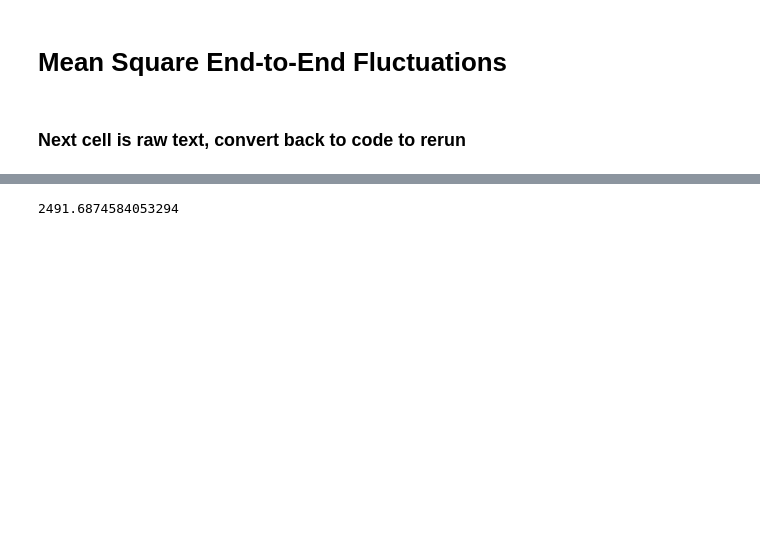
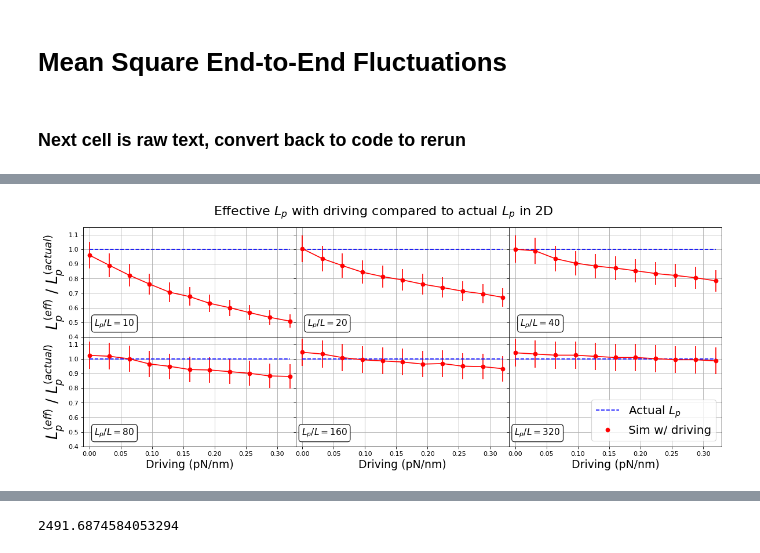
Before and after one commit to jeffmm/simcore, a Jupyter notebook: scripts/MSE2E.ipynb, the cells around one changed output, grey strips where cells are left out. Saved outputs shown, nothing was run; the diff lists cells and outputs as text; code cells hidden in the pictures; blank space fills up the shorter version.

```diff
--- a/scripts/MSE2E.ipynb
+++ b/scripts/MSE2E.ipynb
@@ -68,2 +61,2 @@ df.to_pickle('mse2e_data.pkl')
 # %%
-df = pd.read_pickle('mse2e_data.pkl')
+df = pd.read_pickle('mse2e_data_new.pkl')
@@ -113,35 +115,46 @@ plt.show()
 [interactive output not drawn]
 # %%
 grouped=df2d.groupby('persistence_length (nm)')
-fig,ax=plt.subplots(nrows=1,ncols=len(grouped),figsize=(12,6),dpi=80,sharey=True)
+fig,ax=plt.subplots(nrows=2,ncols=int(len(grouped)/2),figsize=(15,6),dpi=80,sharey=True,sharex=True)
 i=0
-ax[0].set_ylabel(r'$L_{p}^{(eff)}$ / $L^{(actual)}_{p}$',fontsize=23)
+j=0
+ax[0][0].set_ylabel(r'$L_{p}^{(eff)}$ / $L^{(actual)}_{p}$',fontsize=23)
+ax[1][0].set_ylabel(r'$L_{p}^{(eff)}$ / $L^{(actual)}_{p}$',fontsize=23)
 fig.suptitle("Effective " + r'$L_p$' +" with driving compared to actual " r'$L_p$' +" in 2D",fontsize=20)
 for perlen,group in grouped:
     #ax[i].set_title("\n\n"+r'$L_p/L$: ' + str(perlen/(50*25)),fontsize=15,y=1.0)
-    ax[i].errorbar(group['driving (pN/nm)'],group['effective_lp (nm)']/group['persistence_length (nm)'],yerr=(group['eff_lp_lower (nm)']/group['persistence_length (nm)'],group['eff_lp_upper (nm)']/group['persistence_length (nm)']),color='red')
-    ax[i].plot(group['driving (pN/nm)'],group['persistence_length (nm)']/group['persistence_length (nm)'],'b--')
-    ax[i].plot(group['driving (pN/nm)'],group['effective_lp (nm)']/group['persistence_length (nm)'],'ro')
+    ax[i][j].errorbar(group['driving (pN/nm)'],group['effective_lp (nm)']/group['persistence_length (nm)'],yerr=group['eff_lp_std_err (nm)']/group['persistence_length (nm)'],color='red')
+    ax[i][j].plot(group['driving (pN/nm)'],group['persistence_length (nm)']/group['persistence_length (nm)'],'b--')
+    ax[i][j].plot(group['driving (pN/nm)'],group['effective_lp (nm)']/group['persistence_length (nm)'],'ro')
     #ax[i].ticklabel_format(sytle='sci',axis='x',scilimits=(0,0))
     #ax[i].ticklabel_format(sytle='sci',axis='y',scilimits=(0,0))
     #ax[i].set_ylabel(r'Effective $L_p$ / Actual $L_p$',fontsize=14)
-    ax[i].set_xlabel("Driving (pN/nm)",fontsize=17)
-#    ax[i].legend([r'Actual $L_{p}$','Sim w/ driving'],loc=3)
-    ax[i].set_xlim(min(group['driving (pN/nm)'])-0.01,max(group['driving (pN/nm)'])+0.01)
-    ax[i].grid(True)
-    ax[i].set_ylim(0.4,1.15)
+    if i>0:
+        ax[i][j].set_xlabel("Driving (pN/nm)",fontsize=17)
+    #ax[i][j].legend(markerscale=0)
+    #ax[i][j].legend([r'$L_{p}/L = %.0f$'%(perlen/(50*25))],loc=3,fontsize=14)
+    ax[i][j].annotate(r'$L_{p}/L = %.0f$'%(perlen/(50*25)), xy=(80, 30), xycoords='axes points',
+            size=14, ha='right', va='top',
+            bbox=dict(boxstyle='round', fc='w'))
+    ax[i][j].set_xlim(min(group['driving (pN/nm)'])-0.01,max(group['driving (pN/nm)'])+0.01)
+    ax[i][j].grid(True)
+    ax[i][j].set_ylim(0.4,1.15)
     textstr = '$L_p/L=%.0f$'%(perlen/(50*25))
     props = dict(boxstyle='square', facecolor='white', alpha=1)
-    ax[i].text(0.6, 0.95, textstr, transform=ax[i].transAxes, fontsize=20,
-            verticalalignment='top', bbox=props)
-    i+=1
+    #ax[i].text(0.2, 0.1, textstr, transform=ax[i].transAxes, fontsize=20,
+    #        verticalalignment='top', bbox=props)
+    j+=1
+    if j>2:
+        i+=1
+        j=0
 
 
-ax[2].legend([r'Actual $L_{p}$','Sim w/ driving'],fontsize=18,loc=4)
+ax[1][2].legend([r'Actual $L_{p}$','Sim w/ driving'],fontsize=18,loc=4)
 #fig.legend([r'Actual $L_{p}$','Sim w/ driving'],fontsize=20)
 
 fig.tight_layout(rect=(0,0,1,0.93))
-fig.subplots_adjust(wspace=0.0)
+fig.subplots_adjust(wspace=0.0,hspace=0.0)
 #fig.tight_layout(rect=(0.05,0.1,0.95,0.9),pad=0)
-plt.show()
+plt.savefig('mse2e_2d.png')
+#plt.show()
 # %% [output]
@@ -149,0 +161 @@ plt.show()
+[figure, added]
```
Also changed, not shown: parts of 8 cells of this notebook, 3 other files.
